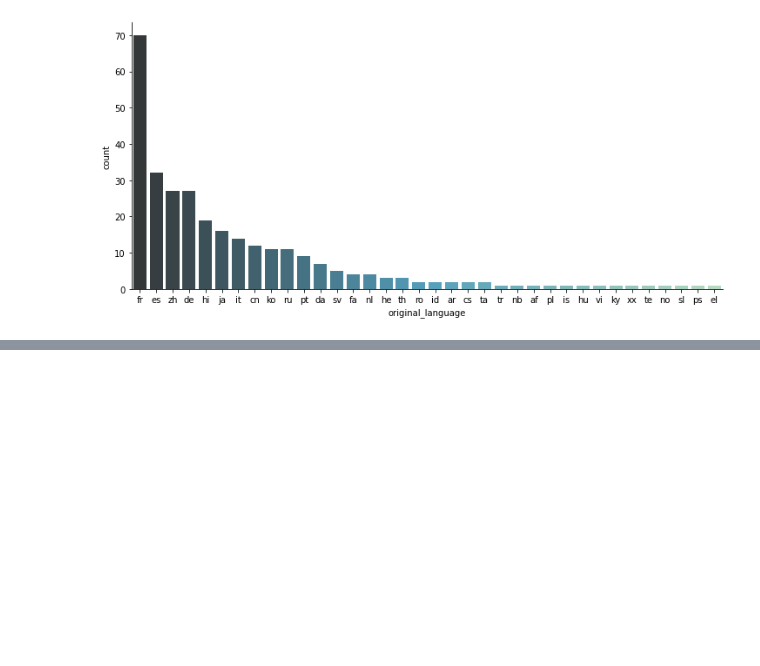
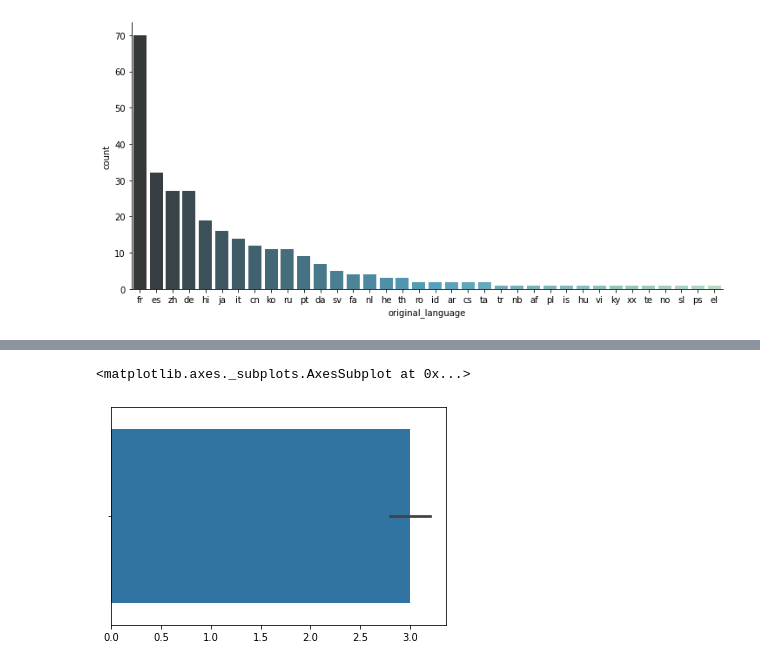
Before and after one commit to LucasFreitas98/Data-Science, a Jupyter notebook: data_visualization_DataScience_Alura.ipynb, the cells around one changed output, grey strips where cells are left out. Drawn from its saved outputs; the diff is of its cells as text; code cells hidden in the pictures; blank space fills up the shorter version.

```diff
--- a/data_visualization_DataScience_Alura.ipynb
+++ b/data_visualization_DataScience_Alura.ipynb
@@ -245,0 +340,5 @@ sns.catplot(x = "original_language", kind="count",
+# %%
+sns.barplot(filme1)
+# %% [output]
+<matplotlib.axes._subplots.AxesSubplot at 0x...>
+[figure, added]
```
Also changed, not shown: parts of 24 cells of this notebook.
